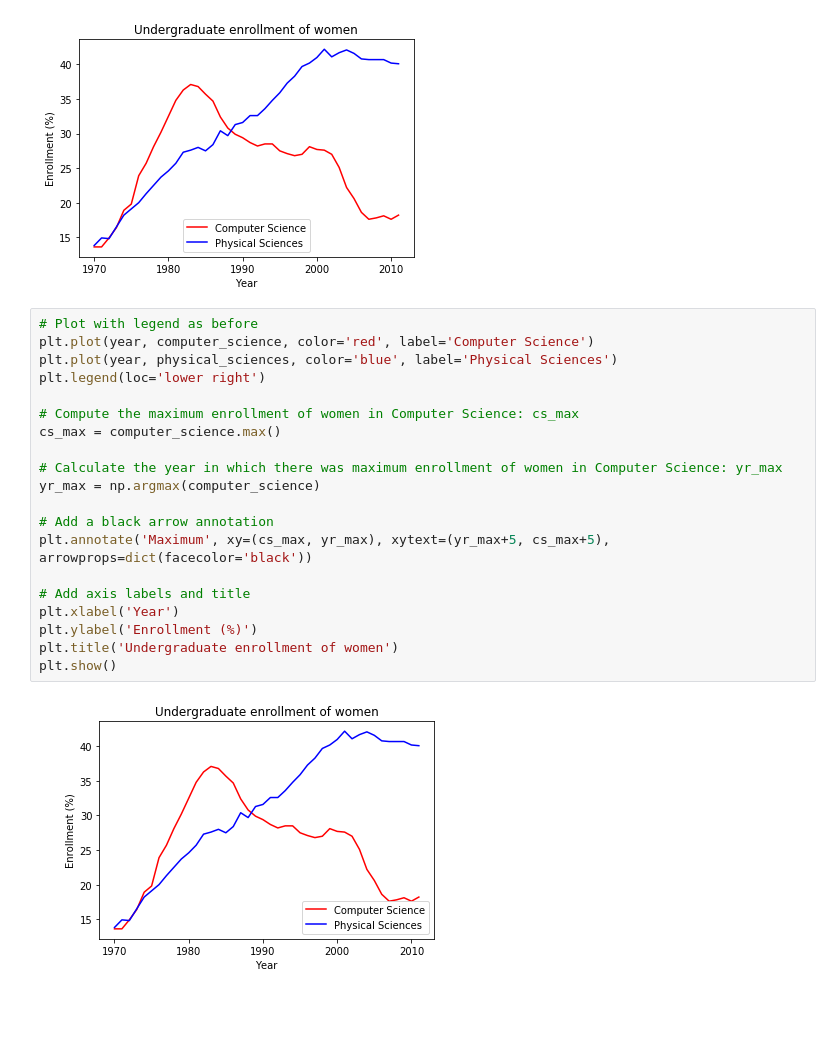
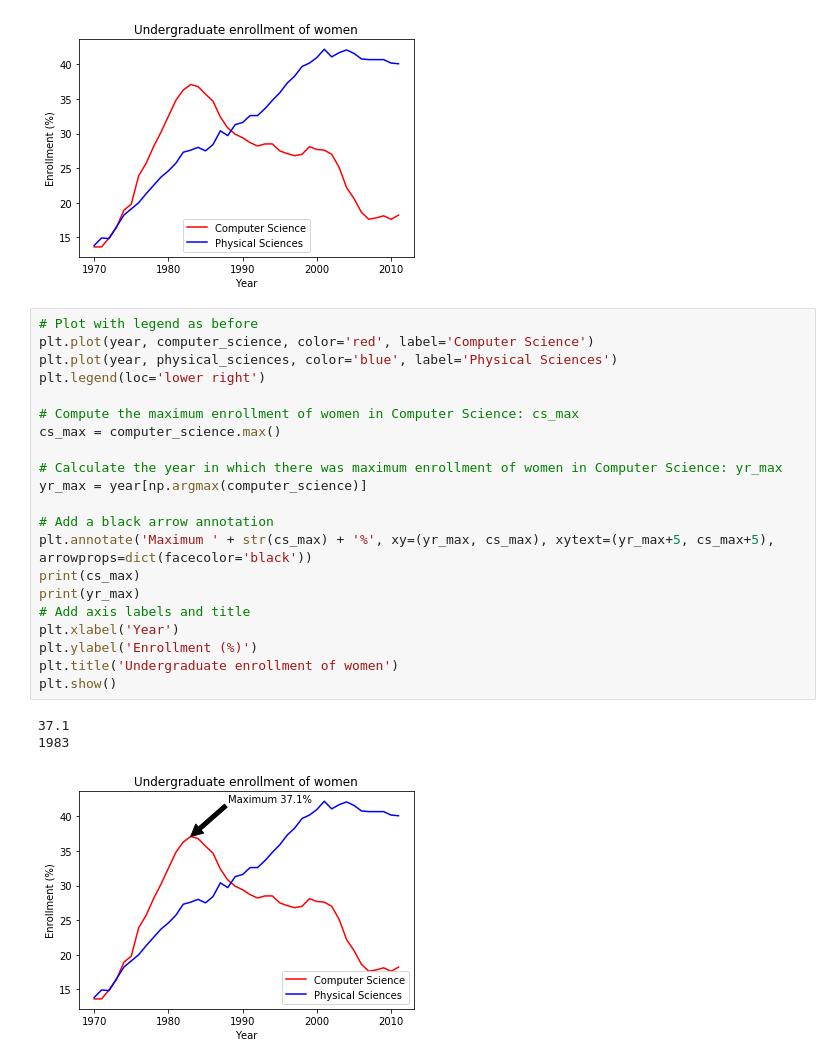
Before and after one commit to cschellenberger/Data-Science-Learning, a Jupyter notebook: Introduction-to-Data-Visualization-with-Python.ipynb, the cells around one changed output. Cells and saved outputs as stored; diff of their text form; blank space fills up the shorter version.

```diff
--- a/Introduction-to-Data-Visualization-with-Python.ipynb
+++ b/Introduction-to-Data-Visualization-with-Python.ipynb
@@ -207,25 +207,28 @@ plt.show()
 # %%
 # Plot with legend as before
 plt.plot(year, computer_science, color='red', label='Computer Science')
 plt.plot(year, physical_sciences, color='blue', label='Physical Sciences')
 plt.legend(loc='lower right')
 
 # Compute the maximum enrollment of women in Computer Science: cs_max
 cs_max = computer_science.max()
 
 # Calculate the year in which there was maximum enrollment of women in Computer Science: yr_max
-yr_max = np.argmax(computer_science)
+yr_max = year[np.argmax(computer_science)]
 
 # Add a black arrow annotation
-plt.annotate('Maximum', xy=(cs_max, yr_max), xytext=(yr_max+5, cs_max+5), arrowprops=dict(facecolor='black'))
-
+plt.annotate('Maximum ' + str(cs_max) + '%', xy=(yr_max, cs_max), xytext=(yr_max+5, cs_max+5), arrowprops=dict(facecolor='black'))
+print(cs_max)
+print(yr_max)
 # Add axis labels and title
 plt.xlabel('Year')
 plt.ylabel('Enrollment (%)')
 plt.title('Undergraduate enrollment of women')
 plt.show()
 # %% [output]
+37.1
+1983
-[figure, old version]
+[figure, new version]
 # %% [markdown]
 ### Using `Annotate()` and other additions
 
```
Also changed, not shown: parts of 18 cells of this notebook, 1 other file.
